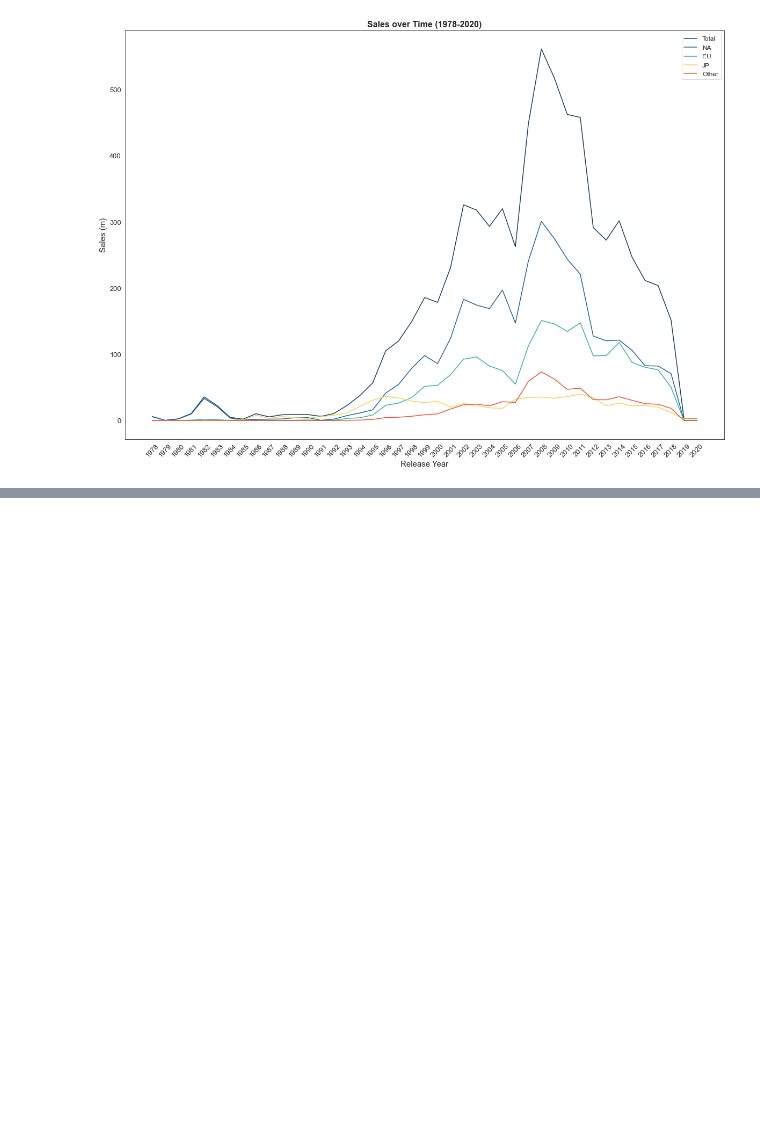
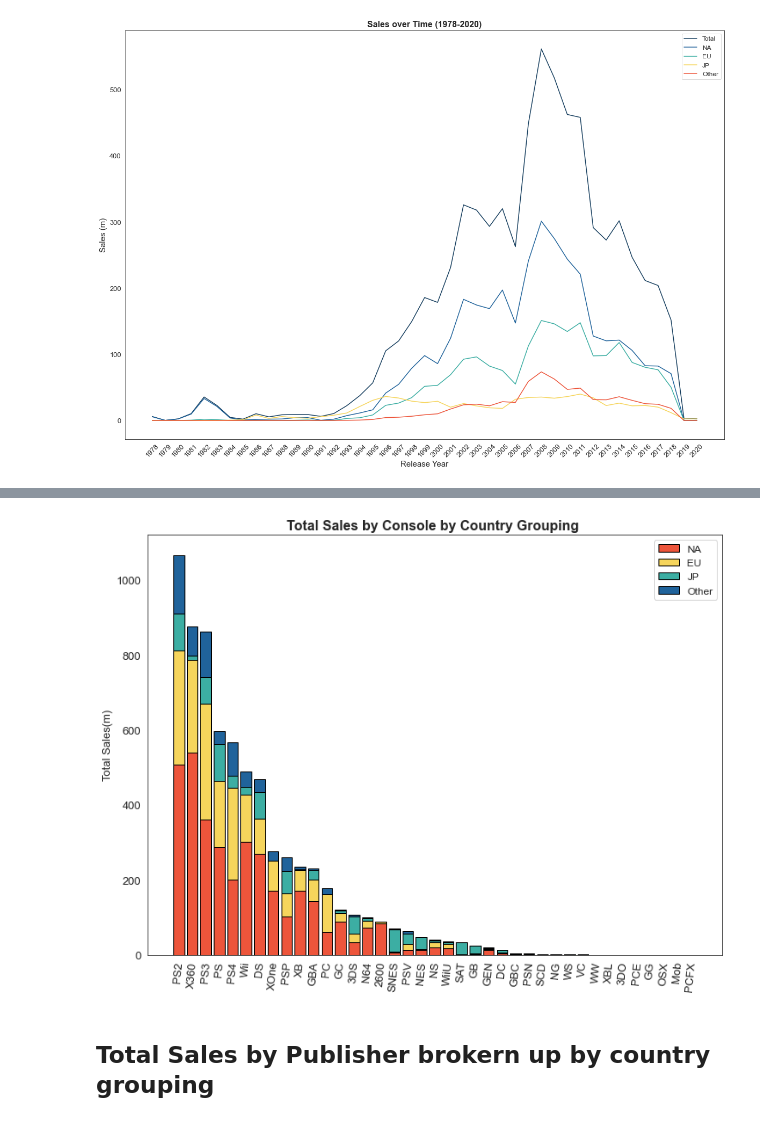
Before and after one commit to TJMaya/Video-Game-Sales-Project, a Jupyter notebook: VGSalesProjectStep3EDA.ipynb, the cells around one changed output, grey strips where cells are left out. Saved outputs shown, nothing was run; the diff lists cells and outputs as text; code cells hidden in the pictures; blank space fills up the shorter version.

```diff
--- a/VGSalesProjectStep3EDA.ipynb
+++ b/VGSalesProjectStep3EDA.ipynb
@@ -540,0 +621,10 @@ plt.show()
+# %%
+console_cgsales_df = df.groupby(['Console'], as_index=False).agg({'Total Sales (m)': np.sum,
+                                                                    'NA Sales (m)': np.sum,
+                                                                    'EU Sales (m)': np.sum,
+                                                                    'JP Sales (m)': np.sum,
+                                                                    'Other Sales (m)': np.sum})
+
+console_cgsales_df = console_cgsales_df.sort_values('Total Sales (m)', ascending=False)
+console_cgsales_df = console_cgsales_df.reset_index(drop=True)
+console_cgsales_df
@@ -540,0 +649,42 @@ plt.show()
+# %%
+#my_colors = ('#173F5F', '#20639B', '#3CAEA3', '#F6D55C', '#ED553B')
+labels = ["NA", "EU", "JP", "Other"]
+plt.figure(figsize =(12,9))
+
+bars1 = np.add(console_cgsales_df["NA Sales (m)"], console_cgsales_df["EU Sales (m)"]).tolist()
+bars2 = np.add(console_cgsales_df["JP Sales (m)"], bars1).tolist()
+
+p1 = plt.bar(x = console_cgsales_df['Console'],
+        height = console_cgsales_df["NA Sales (m)"],
+        color = '#ED553B',
+        edgecolor = 'black')
+
+p2 = plt.bar(x = console_cgsales_df['Console'],
+        bottom = console_cgsales_df["NA Sales (m)"],
+        height = console_cgsales_df["EU Sales (m)"],
+        color = '#F6D55C',
+        edgecolor = 'black')
+
+p3 = plt.bar(x = console_cgsales_df['Console'],
+        bottom = bars1,
+        height = console_cgsales_df["JP Sales (m)"],
+        color = '#3CAEA3',
+        edgecolor = 'black')
+
+p4 = plt.bar(x = console_cgsales_df['Console'],
+        bottom = bars2,
+        height = console_cgsales_df["Other Sales (m)"],
+        color = '#20639B',
+        edgecolor = 'black')
+
+plt.xticks(rotation = 85, fontsize = 13)
+plt.yticks(fontsize = 13)
+plt.title("Total Sales by Console by Country Grouping ", fontsize = 16, fontweight = "bold")
+plt.ylabel("Total Sales(m)", fontsize = 13)
+plt.legend(labels = labels, fontsize = "large")
+#plt.savefig("TotalSalesByConsoleByCG.png")
+plt.show()
+# %% [output]
+[figure, added]
+# %% [markdown]
+## Total Sales by Publisher brokern up by country grouping
```
Also changed, not shown: parts of 12 cells of this notebook, 4 other files.
